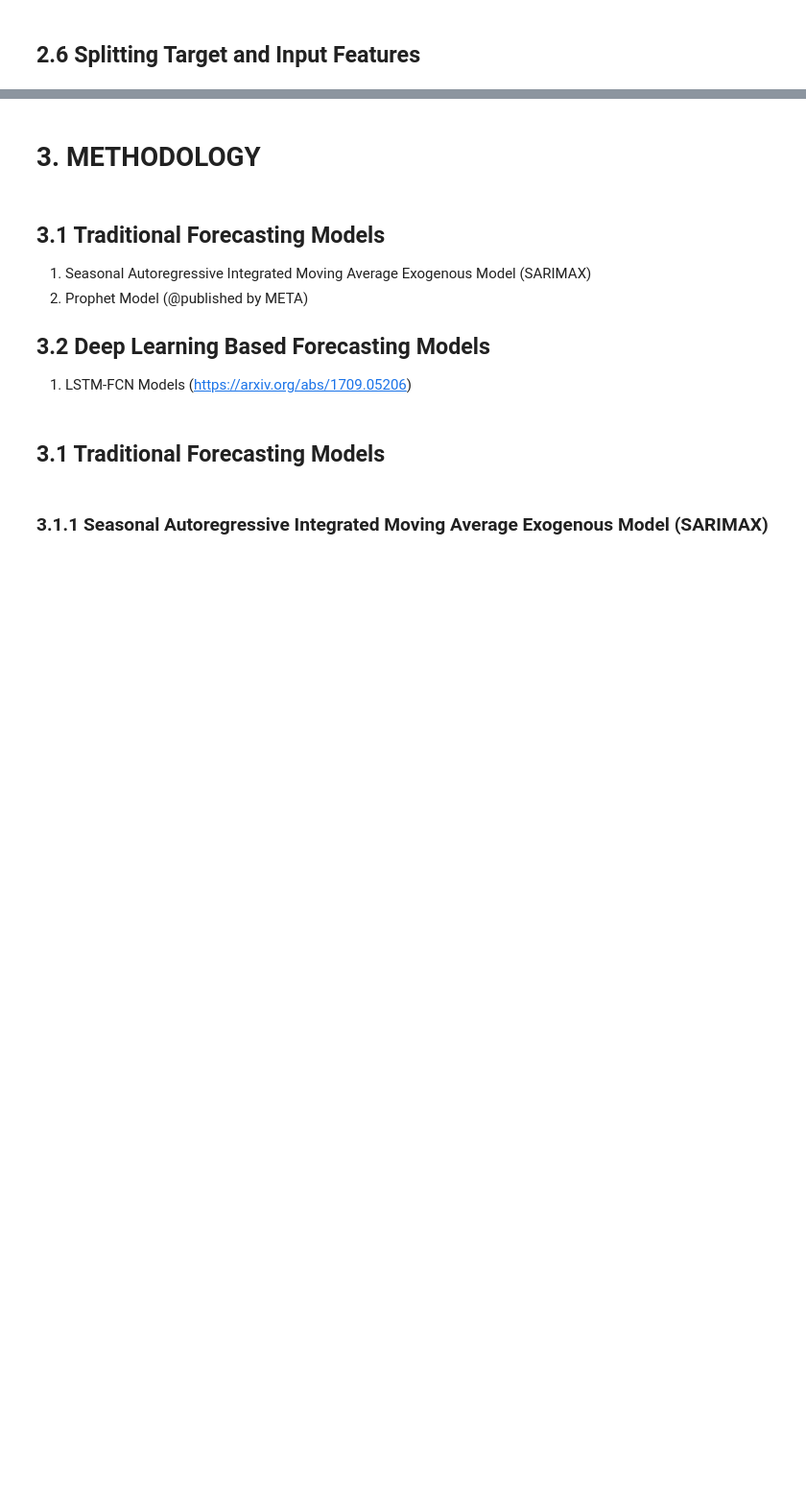
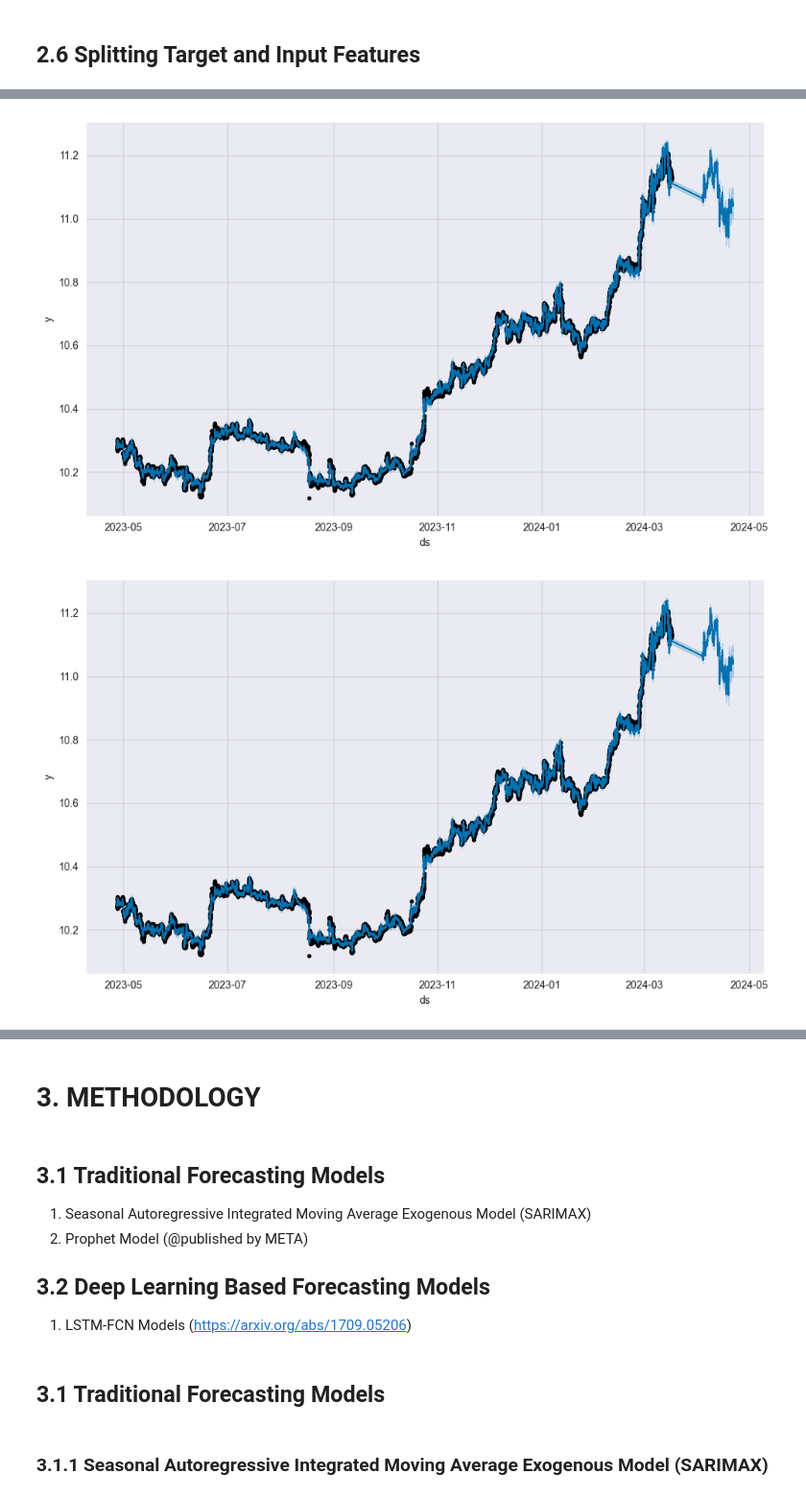
Before and after one commit to emrecobann/SurfingBTCWaves, a Jupyter notebook: SurfingBTC.ipynb, the cells around one changed output, grey strips where cells are left out. Shown at 96% size. Cells and saved outputs as stored; diff of their text form; code cells hidden in the pictures; blank space fills up the shorter version.

Commit message:
feat(SurfingBTC.ipynb): Prophet model added, will be revisit)

```diff
--- a/SurfingBTC.ipynb
+++ b/SurfingBTC.ipynb
@@ -346,0 +386,2 @@ y_test = test_df['close']
+# %%
+prophet_model.fit(df_train)
@@ -346,0 +403,5 @@ y_test = test_df['close']
+# %%
+df = df.append(test_df)
+df = df.rename(columns={"close": "y"})
+df["ds"] = df.index.tz_localize(None)
+df.reset_index(drop=True, inplace=True)
@@ -346,0 +410,10 @@ y_test = test_df['close']
+# %%
+future_data = df[['open', 'high', 'low', 'estimatedBotCount', 'globalAccounts_LS',
+       'topTraderAccounts_LS', 'topTraderPositions_LS', 'WhaleRetailPosition',
+       'BuyingOrderQuantity', 'SellingOrderQuantity', 'ds']]
+# %%
+forecast_data = prophet_model.predict(future_data)
+
+forecast_data[['open', 'high', 'low', 'estimatedBotCount', 'globalAccounts_LS',
+       'topTraderAccounts_LS', 'topTraderPositions_LS', 'WhaleRetailPosition',
+       'BuyingOrderQuantity', 'SellingOrderQuantity', 'ds']].tail(5)
@@ -346,0 +443,5 @@ y_test = test_df['close']
+# %%
+prophet_model.plot(forecast_data)
+# %% [output]
+[figure, added]
+[figure, added]
```
Also changed, not shown: parts of 27 cells of this notebook.
